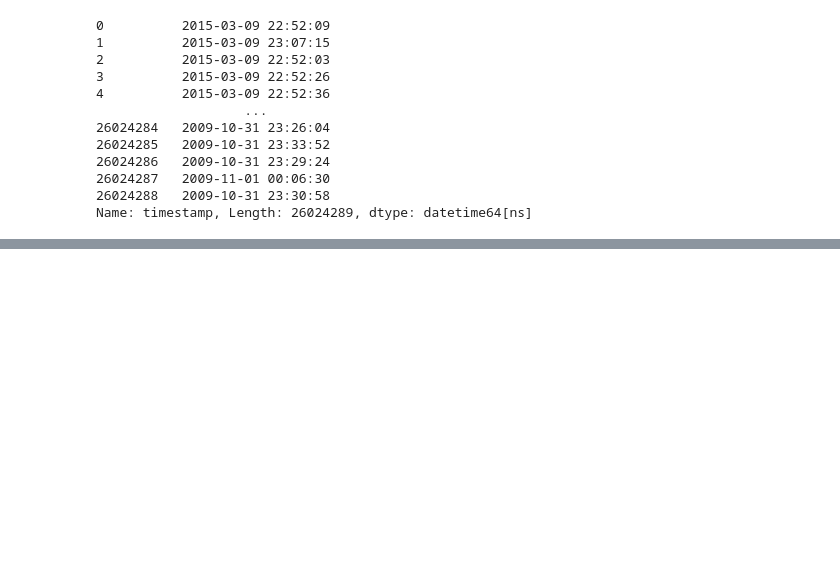
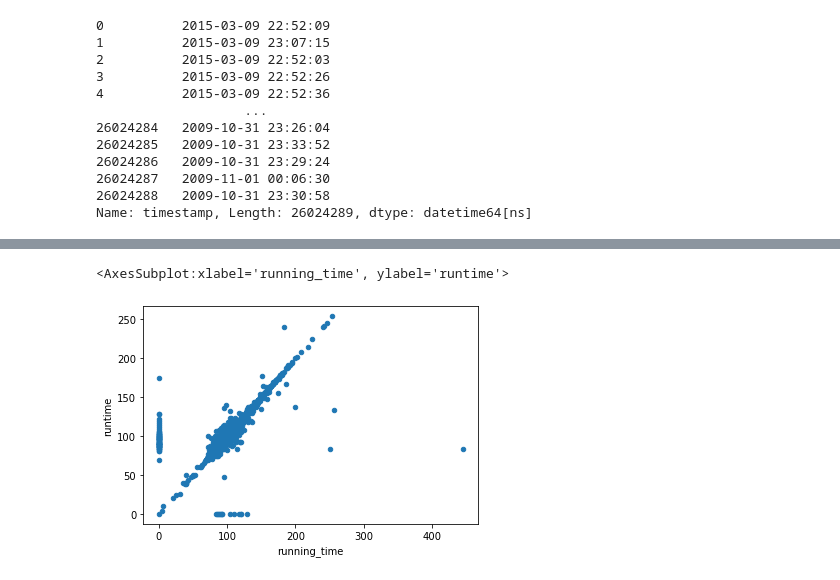
Before and after one commit to JohnnyBuccola/bbc-08-Movies-ETL, a Jupyter notebook: data-exploration.ipynb, the cells around one changed output, grey strips where cells are left out. Drawn from its saved outputs; the diff is of its cells as text; code cells hidden in the pictures; blank space fills up the shorter version.

```diff
--- a/data-exploration.ipynb
+++ b/data-exploration.ipynb
@@ -589,0 +689,6 @@ ratings['timestamp'] = pd.to_datetime(ratings['timestamp'], unit='s')
+# %%
+# fill in NA's and create scatter plot to determine whether the data is consistent
+movies_df.fillna(0).plot(x='running_time', y='runtime', kind='scatter')
+# %% [output]
+<AxesSubplot:xlabel='running_time', ylabel='runtime'>
+[figure, added]
```
Also changed, not shown: parts of 26 cells of this notebook, 2 other files.
